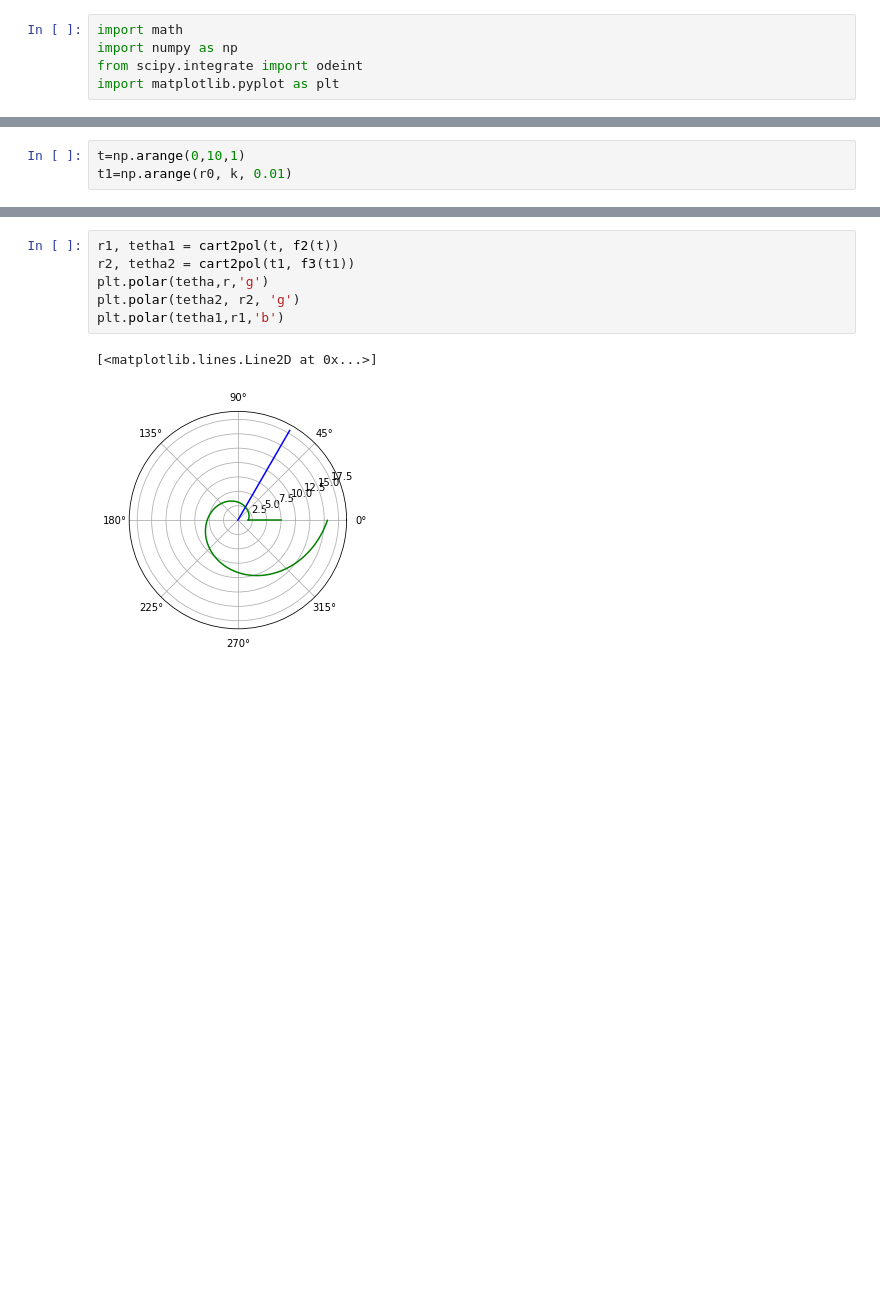
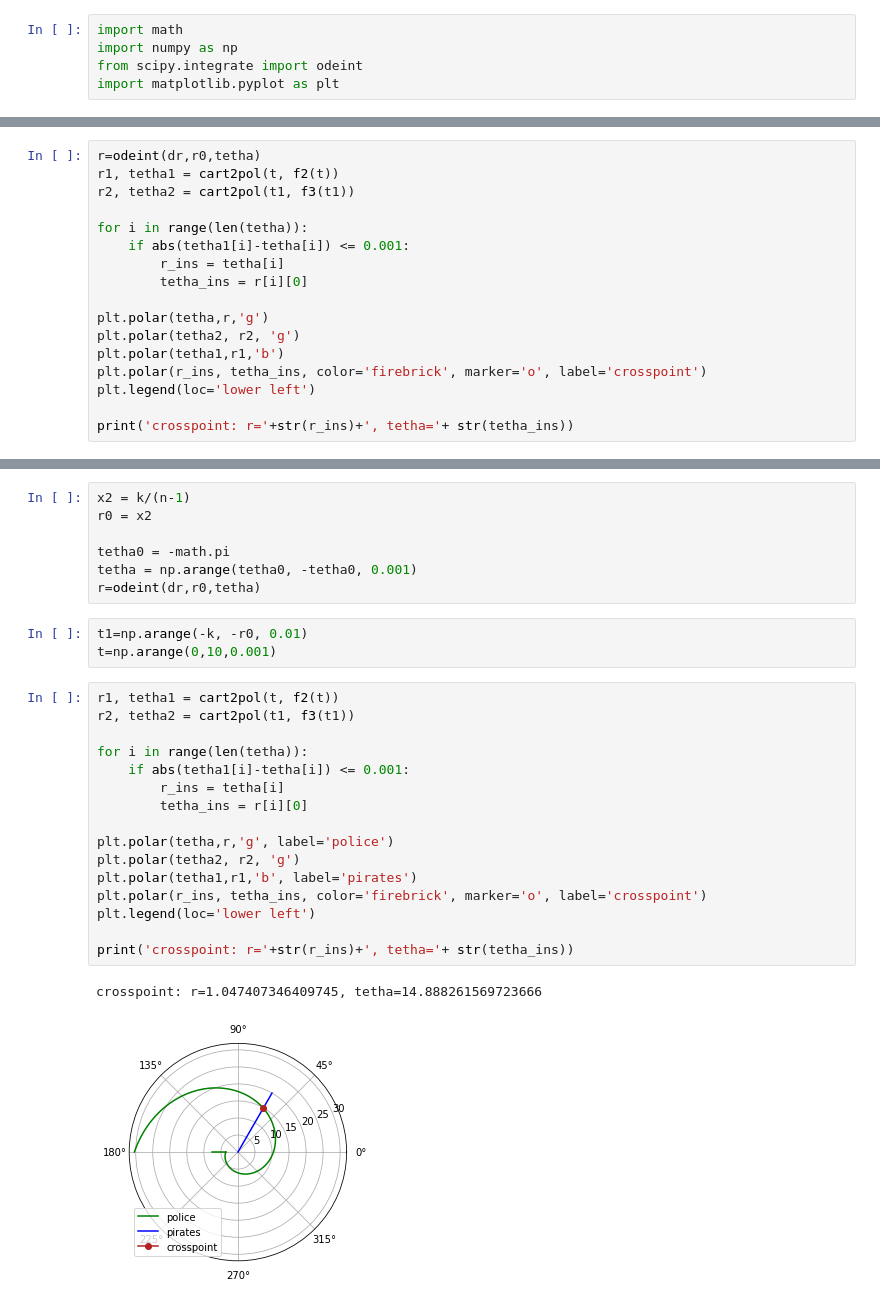
Before and after one commit to vvdoborschuk/math-modelling, a Jupyter notebook: lab02/race_task.ipynb, the cells around one changed output, grey strips where cells are left out. Saved outputs shown, nothing was run; the diff lists cells and outputs as text; blank space fills up the shorter version.

```diff
--- a/lab02/race_task.ipynb
+++ b/lab02/race_task.ipynb
@@ -32,3 +37,0 @@ def f3(t1):
-# %%
-t=np.arange(0,10,1)
-t1=np.arange(r0, k, 0.01)
@@ -39,0 +38,17 @@ def cart2pol(x,y):
+# %%
+r=odeint(dr,r0,tetha)
+r1, tetha1 = cart2pol(t, f2(t))
+r2, tetha2 = cart2pol(t1, f3(t1))
+
+for i in range(len(tetha)):
+    if abs(tetha1[i]-tetha[i]) <= 0.001:
+        r_ins = tetha[i]
+        tetha_ins = r[i][0]
+
+plt.polar(tetha,r,'g')
+plt.polar(tetha2, r2, 'g')
+plt.polar(tetha1,r1,'b')
+plt.polar(r_ins, tetha_ins, color='firebrick', marker='o', label='crosspoint')
+plt.legend(loc='lower left')
+
+print('crosspoint: r='+str(r_ins)+', tetha='+ str(tetha_ins))
@@ -40,9 +58,29 @@ def cart2pol(x,y):
+# %%
+x2 = k/(n-1)
+r0 = x2
+
+tetha0 = -math.pi
+tetha = np.arange(tetha0, -tetha0, 0.001)
+r=odeint(dr,r0,tetha)
+# %%
+t1=np.arange(-k, -r0, 0.01)
+t=np.arange(0,10,0.001)
 # %%
 r1, tetha1 = cart2pol(t, f2(t))
 r2, tetha2 = cart2pol(t1, f3(t1))
-plt.polar(tetha,r,'g')
+
+for i in range(len(tetha)):
+    if abs(tetha1[i]-tetha[i]) <= 0.001:
+        r_ins = tetha[i]
+        tetha_ins = r[i][0]
+
+plt.polar(tetha,r,'g', label='police')
 plt.polar(tetha2, r2, 'g')
-plt.polar(tetha1,r1,'b')
+plt.polar(tetha1,r1,'b', label='pirates')
+plt.polar(r_ins, tetha_ins, color='firebrick', marker='o', label='crosspoint')
+plt.legend(loc='lower left')
+
+print('crosspoint: r='+str(r_ins)+', tetha='+ str(tetha_ins))
 # %% [output]
-[<matplotlib.lines.Line2D at 0x...>]
+crosspoint: r=1.047407346409745, tetha=14.888261569723666
-[figure, old version]
+[figure, new version]
```
Also changed, not shown: parts of 17 cells of this notebook, 11 other files.
